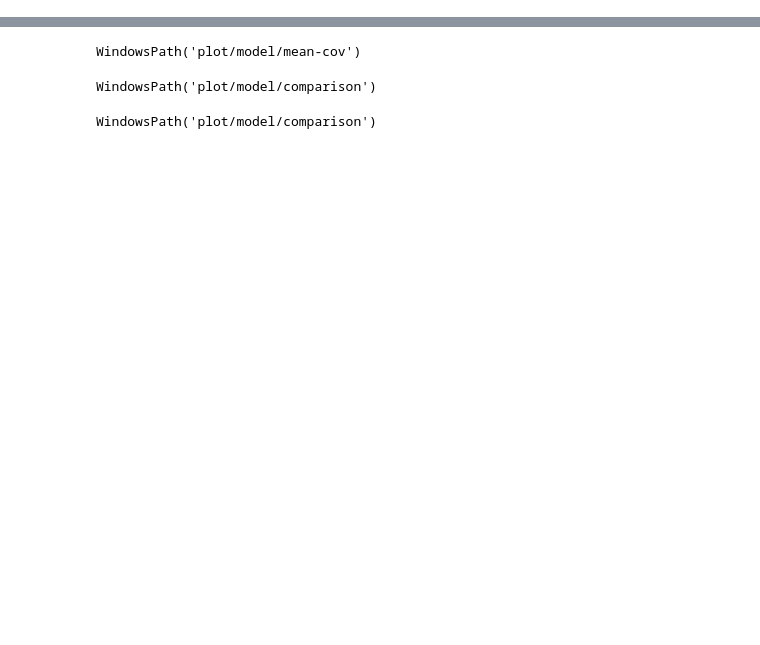
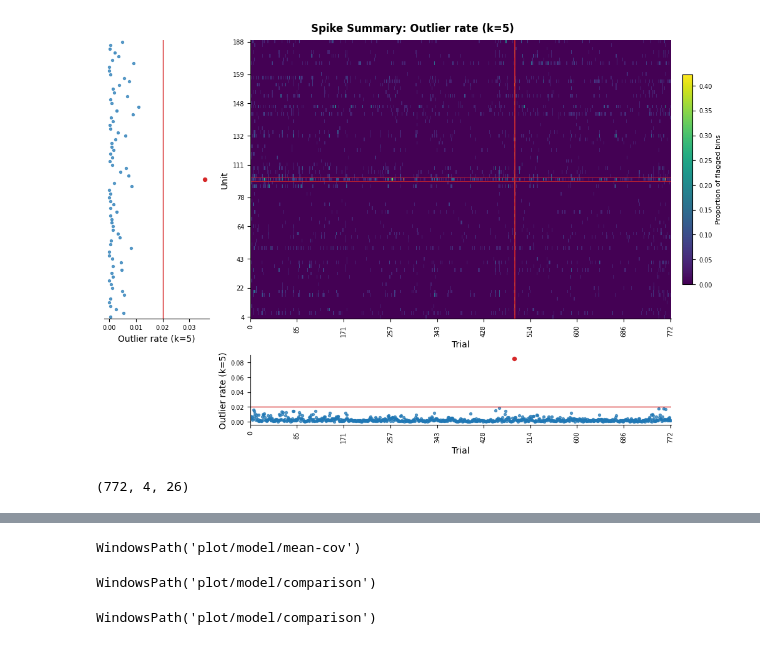
Before and after one commit to ZareiShayan/cov-mean-model, a Jupyter notebook: mean-cov-model.ipynb, the cells around one changed output, grey strips where cells are left out. Drawn from its saved outputs; the diff is of its cells as text; code cells hidden in the pictures; blank space fills up the shorter version.

```diff
--- a/mean-cov-model.ipynb
+++ b/mean-cov-model.ipynb
@@ -168,7 +168,7 @@ Conf = DotDict({
         "data": "data.mat",
         "logs": "/lightning_logs",
     },
-    "session_idx": 18,
+    "session_idx": 15,
     "device": device,
     "training": {
         "batch_size": 32,
@@ -2051,7 +2514,7 @@ task_vars = np.transpose(task_vars, (1, 0))
 dense = [0, 1, 2, 3]
 sparse = [4, 5, 6]
 # %%
-units_to_remove = [23, 52, 61, 105, 106, 116, 118, 133, 139, 149, 150, 165, 166]
+units_to_remove = [14, 15, 82]
 units_mask_delete = np.isin(unit_names, units_to_remove)
 unit_names = unit_names[~units_mask_delete]
 spikes = spikes[:, ~units_mask_delete]
@@ -2099,3 +2548,48 @@ Conf.data.n_trials = n_trials
+# %%
+trials_to_remove, units_to_remove = plot_spike_summary(
+    spikes=spikes,
+    title="Spike Summary",
+    file_name="spike-summary-outlier-rate-thresholded",
+    file_path="./plot/spikes",
+    metric="outlier_rate",
+    k=5.0,
+    unit_threshold=0.02,
+    trial_threshold=0.02,
+    unit_names=unit_names,
+    trial_names=np.arange(spikes.shape[0]),
+)
+
+trials_mask_delete = np.zeros(spikes.shape[0], dtype=bool)
+units_mask_delete = np.zeros(spikes.shape[1], dtype=bool)
+
+trials_mask_delete[trials_to_remove] = True
+units_mask_delete[units_to_remove] = True
+
+spikes = spikes[~trials_mask_delete][:, ~units_mask_delete, :]
+unit_names = unit_names[~units_mask_delete]
+
+position_vars = position_vars[~trials_mask_delete]
+task_vars = task_vars[~trials_mask_delete]
+
+n_trials, n_units , n_bins = spikes.shape
+n_trials, n_position_vars, n_bins = position_vars.shape
+n_trials, n_task_vars = task_vars.shape
+
+Conf.data = DotDict()
+Conf.data.bin_size = bin_size
+Conf.data.n_bins = n_bins
+Conf.data.n_position_vars = n_position_vars
+Conf.data.n_dense_vars = len(dense)
+Conf.data.n_sparse_vars = len(sparse)
+Conf.data.n_vars = n_position_vars + len(dense) + len(sparse)
+Conf.data.n_units = n_units
+Conf.data.n_trials = n_trials
+# %% [output]
+[figure, added]
+# %%
+position_vars.shape
+# %% [output]
+(772, 4, 26)
 # %%
 x_dense_vars = task_vars[:, dense]
 x_sparse_vars = task_vars[:, sparse]
```
Also changed, not shown: parts of 5 cells of this notebook.
